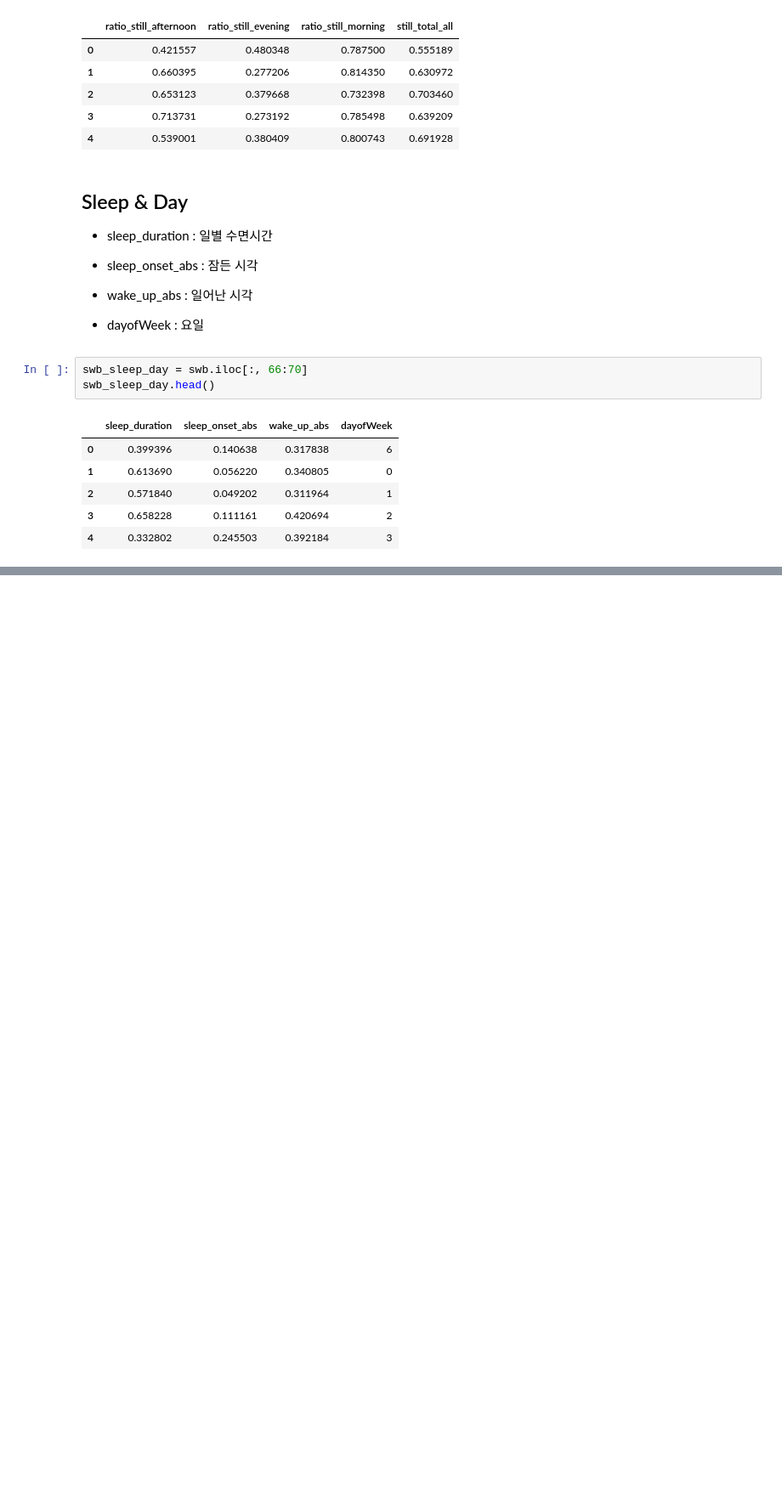
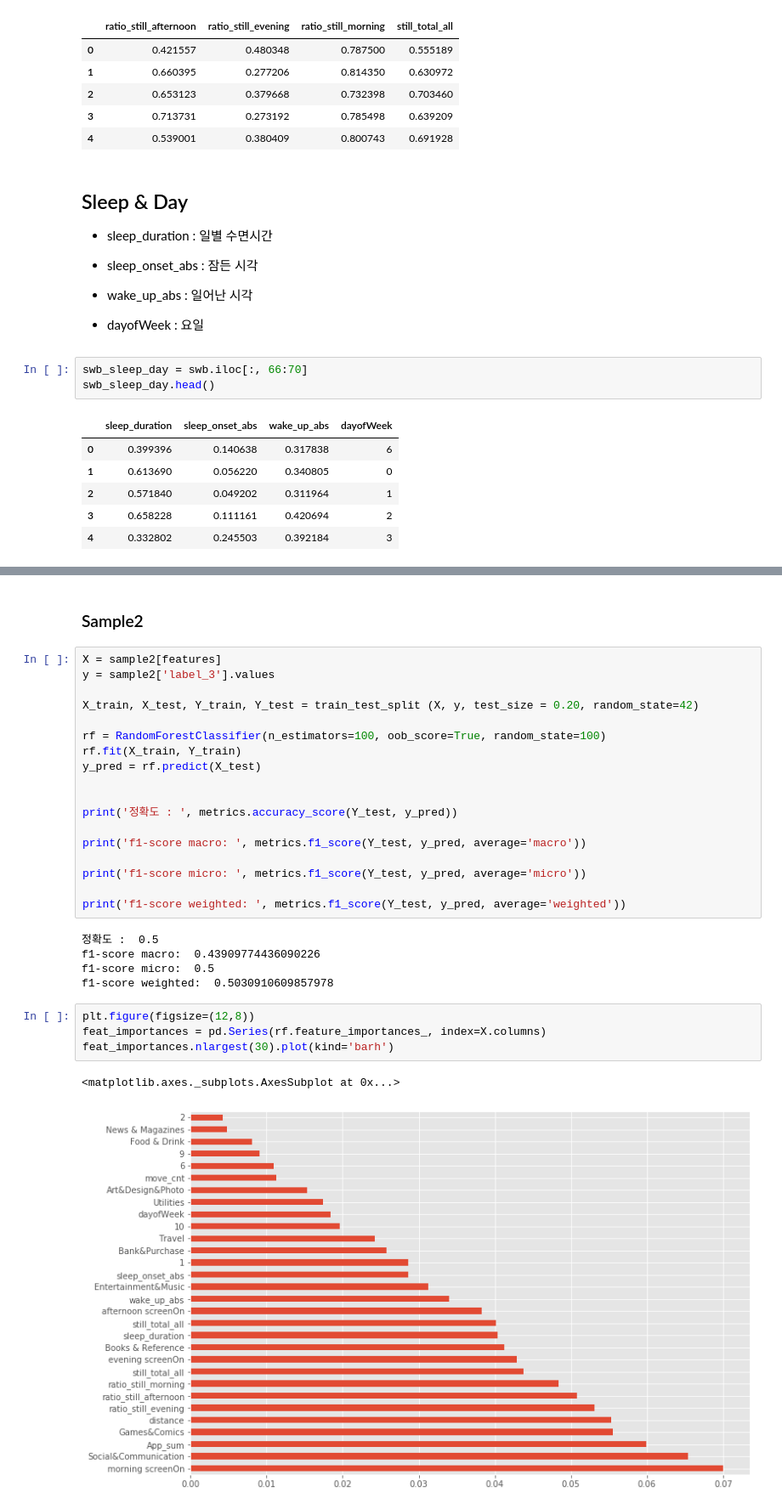
Before and after one commit to sy2399/Smartphone_Analysis, a Jupyter notebook: Code/03. Modeling/00. Model Basic1_SWB.ipynb, the cells around one changed output, grey strips where cells are left out. Shown at 85% size. Cells and saved outputs as stored; diff of their text form; blank space fills up the shorter version.

```diff
--- a/Code/03. Modeling/00. Model Basic1_SWB.ipynb
+++ b/Code/03. Modeling/00. Model Basic1_SWB.ipynb
@@ -141,0 +369,32 @@ swb_sleep_day.head()
+# %% [markdown]
+### Sample2
+# %%
+X = sample2[features]
+y = sample2['label_3'].values
+
+X_train, X_test, Y_train, Y_test = train_test_split (X, y, test_size = 0.20, random_state=42)
+
+rf = RandomForestClassifier(n_estimators=100, oob_score=True, random_state=100)
+rf.fit(X_train, Y_train)
+y_pred = rf.predict(X_test)
+
+
+print('정확도 : ', metrics.accuracy_score(Y_test, y_pred))
+
+print('f1-score macro: ', metrics.f1_score(Y_test, y_pred, average='macro'))
+
+print('f1-score micro: ', metrics.f1_score(Y_test, y_pred, average='micro'))
+
+print('f1-score weighted: ', metrics.f1_score(Y_test, y_pred, average='weighted'))
+# %% [output]
+정확도 :  0.5
+f1-score macro:  0.43909774436090226
+f1-score micro:  0.5
+f1-score weighted:  0.5030910609857978
+# %%
+plt.figure(figsize=(12,8))
+feat_importances = pd.Series(rf.feature_importances_, index=X.columns)
+feat_importances.nlargest(30).plot(kind='barh')
+# %% [output]
+<matplotlib.axes._subplots.AxesSubplot at 0x...>
+[figure, added]
```
Also changed, not shown: parts of 19 cells of this notebook.
